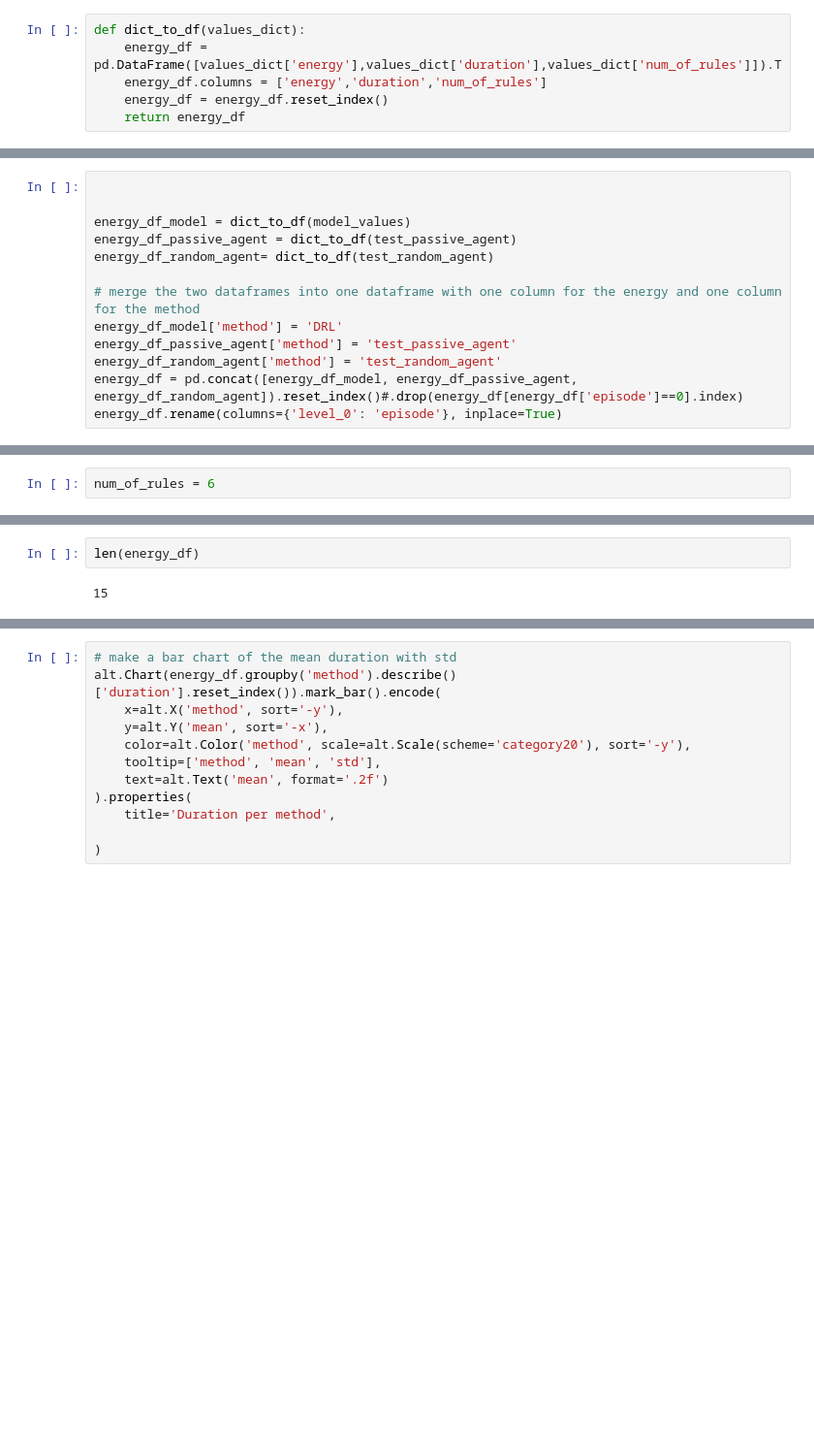
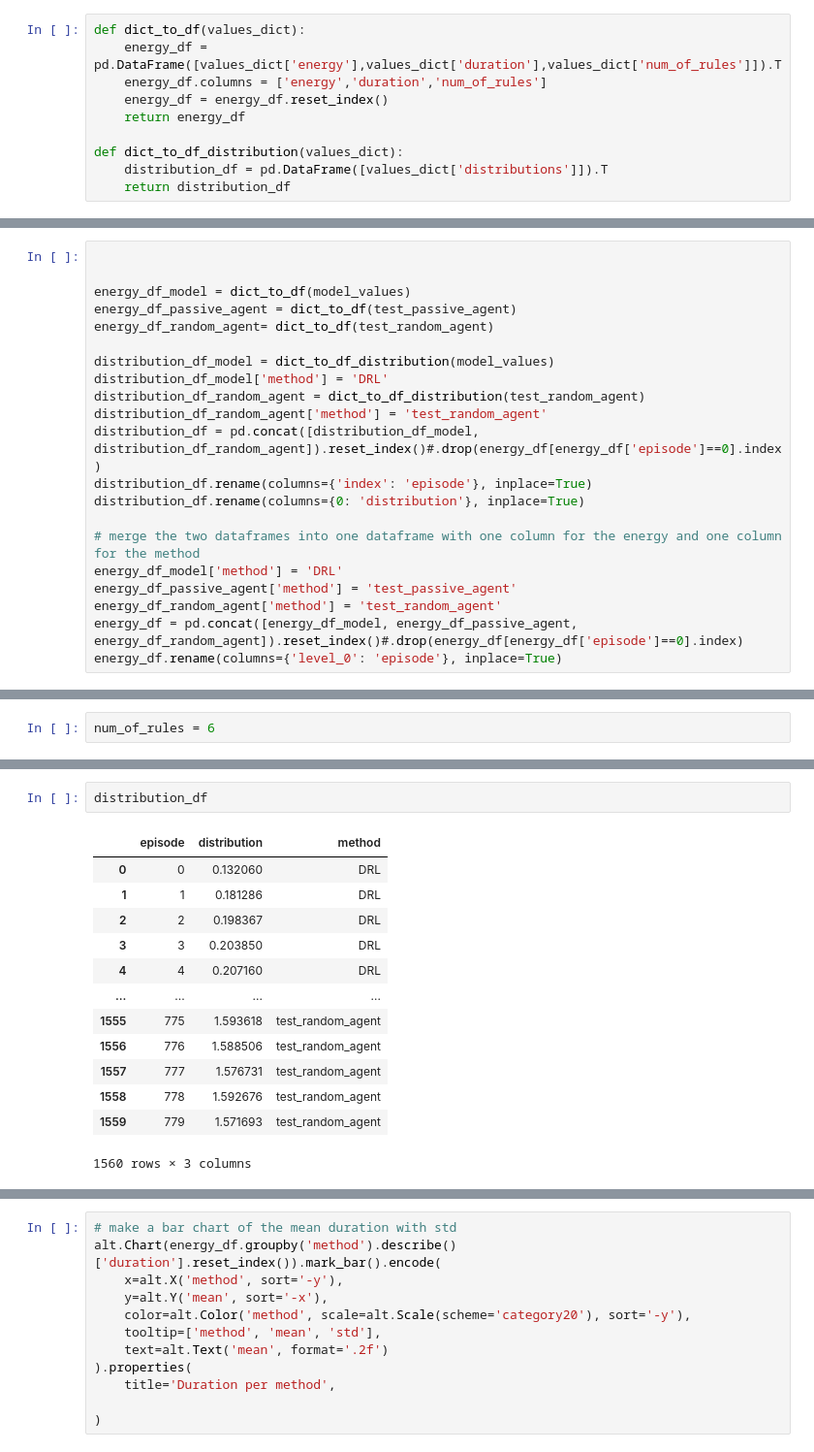
Before and after one commit to sapirani/GreenSecurityMeasurementAndOptimizationFramework, a Jupyter notebook: SplunkResearch/src/splunk_analysis.ipynb, the cells around one changed output, grey strips where cells are left out. Shown at 97% size. Cells and saved outputs as stored; diff of their text form; blank space fills up the shorter version.

```diff
--- a/SplunkResearch/src/splunk_analysis.ipynb
+++ b/SplunkResearch/src/splunk_analysis.ipynb
@@ -160,6 +160,10 @@ def dict_to_df(values_dict):
     energy_df.columns = ['energy','duration','num_of_rules']
     energy_df = energy_df.reset_index()
     return energy_df
+
+def dict_to_df_distribution(values_dict):
+    distribution_df = pd.DataFrame([values_dict['distributions']]).T
+    return distribution_df
 # %%
 #load json file
 with open(f'{expirment_dir}/test/reward_values_dict.json') as f:
@@ -182,6 +186,14 @@ energy_df_model = dict_to_df(model_values)
 energy_df_passive_agent = dict_to_df(test_passive_agent)
 energy_df_random_agent= dict_to_df(test_random_agent)
 
+distribution_df_model = dict_to_df_distribution(model_values)
+distribution_df_model['method'] = 'DRL'
+distribution_df_random_agent = dict_to_df_distribution(test_random_agent)
+distribution_df_random_agent['method'] = 'test_random_agent'
+distribution_df = pd.concat([distribution_df_model, distribution_df_random_agent]).reset_index()#.drop(energy_df[energy_df['episode']==0].index)
+distribution_df.rename(columns={'index': 'episode'}, inplace=True)
+distribution_df.rename(columns={0: 'distribution'}, inplace=True)
+
 # merge the two dataframes into one dataframe with one column for the energy and one column for the method
 energy_df_model['method'] = 'DRL'
 energy_df_passive_agent['method'] = 'test_passive_agent'
@@ -242,4 +255,16 @@ energy_df
-# %%
-len(energy_df)
-# %% [output]
-15
+# %%
+distribution_df
+# %% [output]
+|  | episode | distribution | method |
+| 0 | 0 | 0.132060 | DRL |
+| 1 | 1 | 0.181286 | DRL |
+| 2 | 2 | 0.198367 | DRL |
+| 3 | 3 | 0.203850 | DRL |
+| 4 | 4 | 0.207160 | DRL |
+| ... | ... | ... | ... |
+| 1555 | 775 | 1.593618 | test_random_agent |
+| 1556 | 776 | 1.588506 | test_random_agent |
+| 1557 | 777 | 1.576731 | test_random_agent |
+| 1558 | 778 | 1.592676 | test_random_agent |
+| 1559 | 779 | 1.571693 | test_random_agent |
+1560 rows × 3 columns
```
Also changed, not shown: parts of 4 cells of this notebook, 6 other files.
